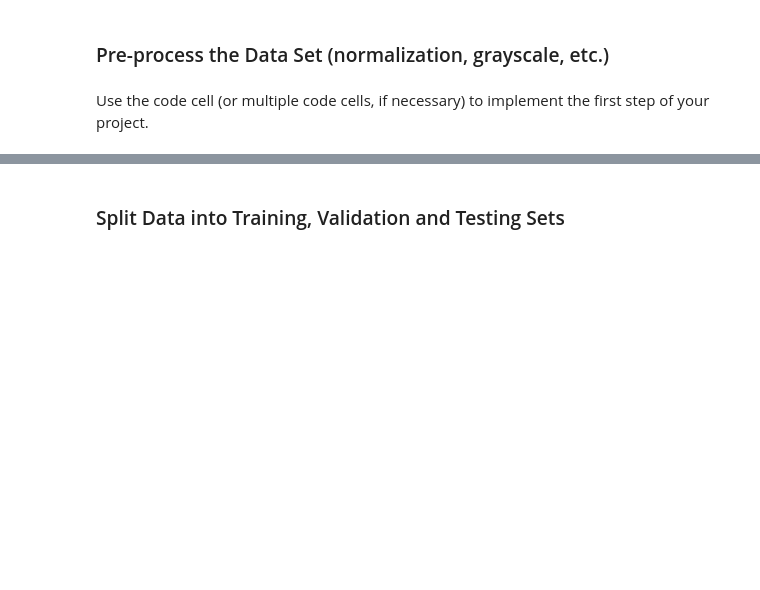
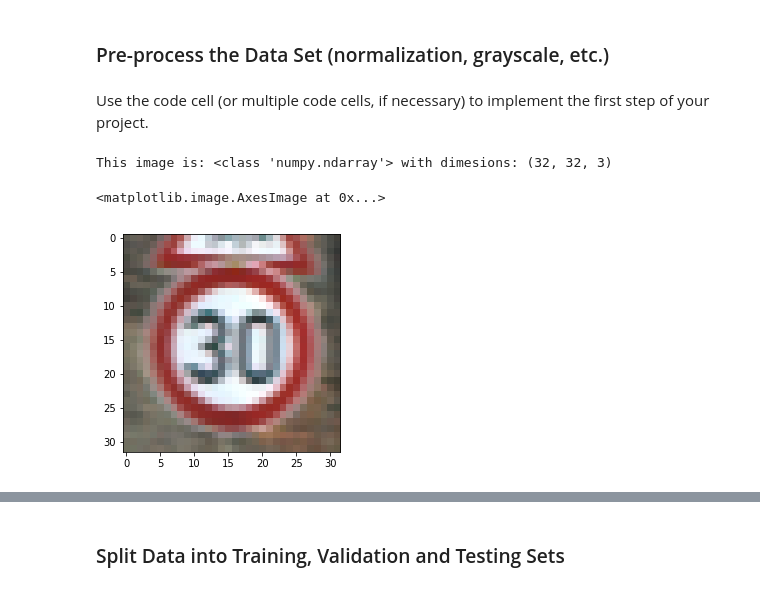
Before and after one commit to raznis/CarND-Traffic-Sign-Classifier-Project, a Jupyter notebook: Traffic_Sign_Classifier.ipynb, the cells around one changed output, grey strips where cells are left out. Cells and saved outputs as stored; diff of their text form; code cells hidden in the pictures; blank space fills up the shorter version.

```diff
--- a/Traffic_Sign_Classifier.ipynb
+++ b/Traffic_Sign_Classifier.ipynb
@@ -121,16 +123,14 @@ Use the code cell (or multiple code cells, if necessary) to implement the first
 # %%
 ### Preprocess the data here. Preprocessing steps could include normalization, converting to grayscale, etc.
 ### Feel free to use as many code cells as needed.
 from sklearn.utils import shuffle
-from PIL import Image as pil
-num_images = X_train.shape[0]
+import numpy as np
+import cv2
 
-# flipped= X_train[0][::-1]
-# print(flipped)
-# print(flipped.shape)
-# for i in range(num_images):
-#     X_train += X_train[i][::-1]
-#     y_train += y_train[i]
-#X_train.append(X_flipped)
-#y_train.append(y_train)
-X_train, y_train = shuffle(X_train, y_train)
+image = X_train[1000]
+print('This image is:', type(image), 'with dimesions:', image.shape)
+plt.imshow(image)
+# %% [output]
+This image is: <class 'numpy.ndarray'> with dimesions: (32, 32, 3)
+<matplotlib.image.AxesImage at 0x...>
+[figure, added]
```
Also changed, not shown: parts of 16 cells of this notebook.
